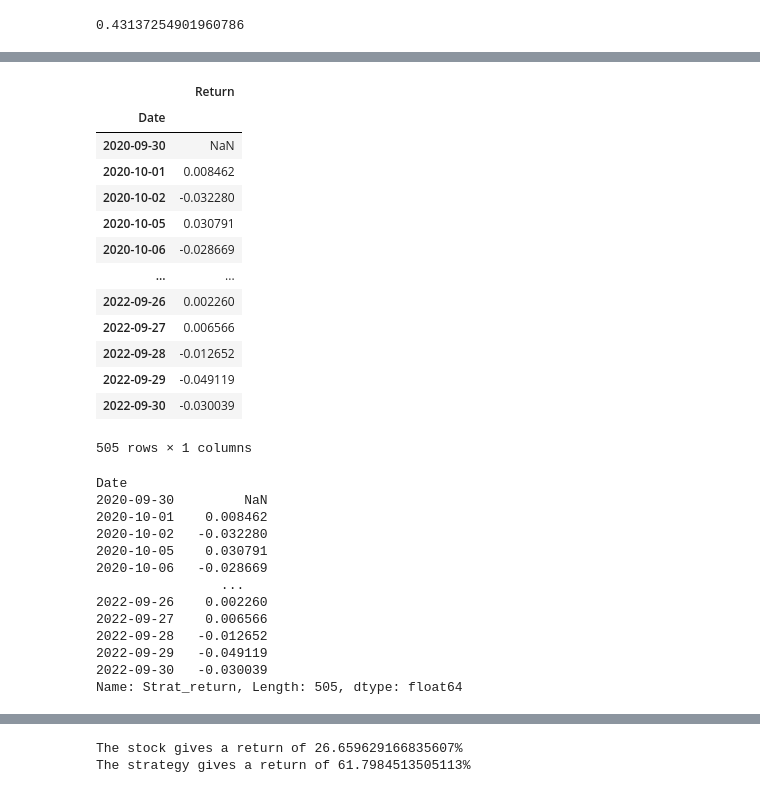
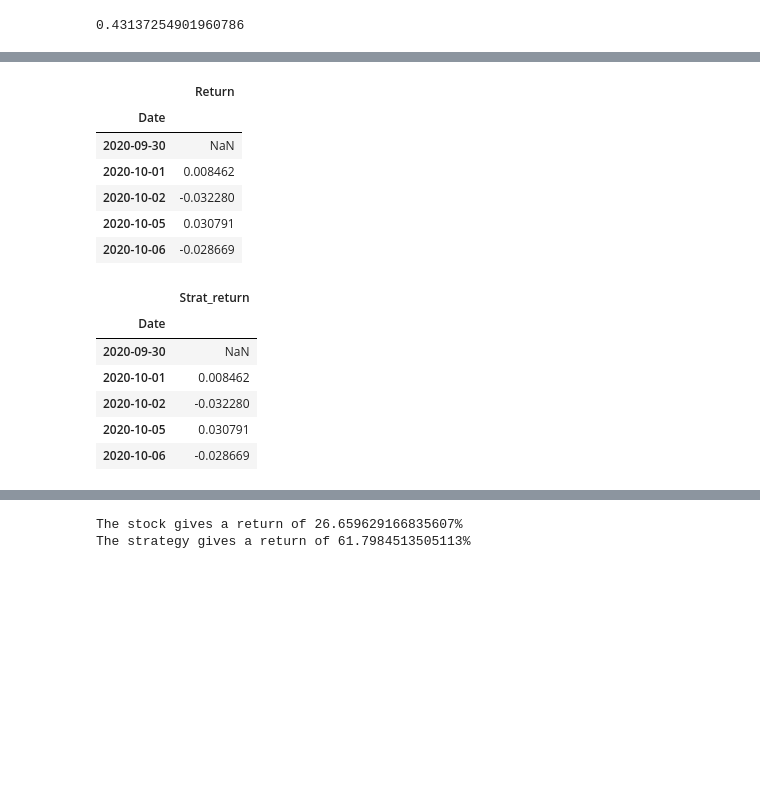
Before and after one commit to Rabbit323/Technical_analysis, a Jupyter notebook: Stock_prediction_SVC.ipynb, the cells around one changed output, grey strips where cells are left out. Cells and saved outputs as stored; diff of their text form; code cells hidden in the pictures; blank space fills up the shorter version.

```diff
--- a/Stock_prediction_SVC.ipynb
+++ b/Stock_prediction_SVC.ipynb
@@ -83,40 +77,27 @@ data[['Predictions']]
 # %%
 #Calculate the daily returns
 data['Return'] = data['Close'].pct_change(1)
-data[['Return']]
+data[['Return']].head()
 # %% [output]
 |  | Return |
 | Date |  |
 | 2020-09-30 | NaN |
 | 2020-10-01 | 0.008462 |
 | 2020-10-02 | -0.032280 |
 | 2020-10-05 | 0.030791 |
 | 2020-10-06 | -0.028669 |
-| ... | ... |
-| 2022-09-26 | 0.002260 |
-| 2022-09-27 | 0.006566 |
-| 2022-09-28 | -0.012652 |
-| 2022-09-29 | -0.049119 |
-| 2022-09-30 | -0.030039 |
-505 rows × 1 columns
 # %%
 #Calculate the strategy returns
 data['Strat_return'] = data['Predictions'].shift(1) * data['Return']
-data[['Strat_return']]
+data[['Strat_return']].head(5)
 # %% [output]
-Date
-2020-09-30         NaN
-2020-10-01    0.008462
-2020-10-02   -0.032280
-2020-10-05    0.030791
-2020-10-06   -0.028669
-                ...
-2022-09-26    0.002260
-2022-09-27    0.006566
-2022-09-28   -0.012652
-2022-09-29   -0.049119
-2022-09-30   -0.030039
-Name: Strat_return, Length: 505, dtype: float64
+|  | Strat_return |
+| Date |  |
+| 2020-09-30 | NaN |
+| 2020-10-01 | 0.008462 |
+| 2020-10-02 | -0.032280 |
+| 2020-10-05 | 0.030791 |
+| 2020-10-06 | -0.028669 |
 # %%
 #Calculate the cumulitive returns
 data['Cumul_Ret'] = data['Return'].cumsum()
```
Also changed, not shown: parts of 4 cells of this notebook.
